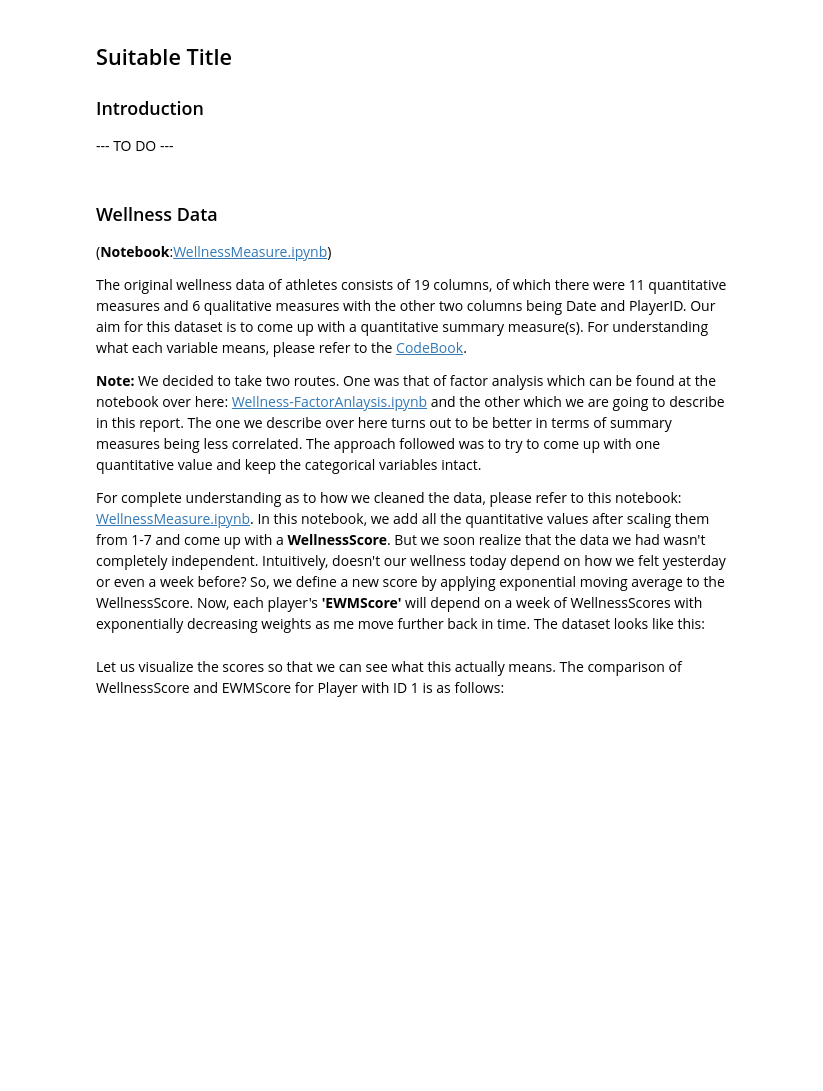
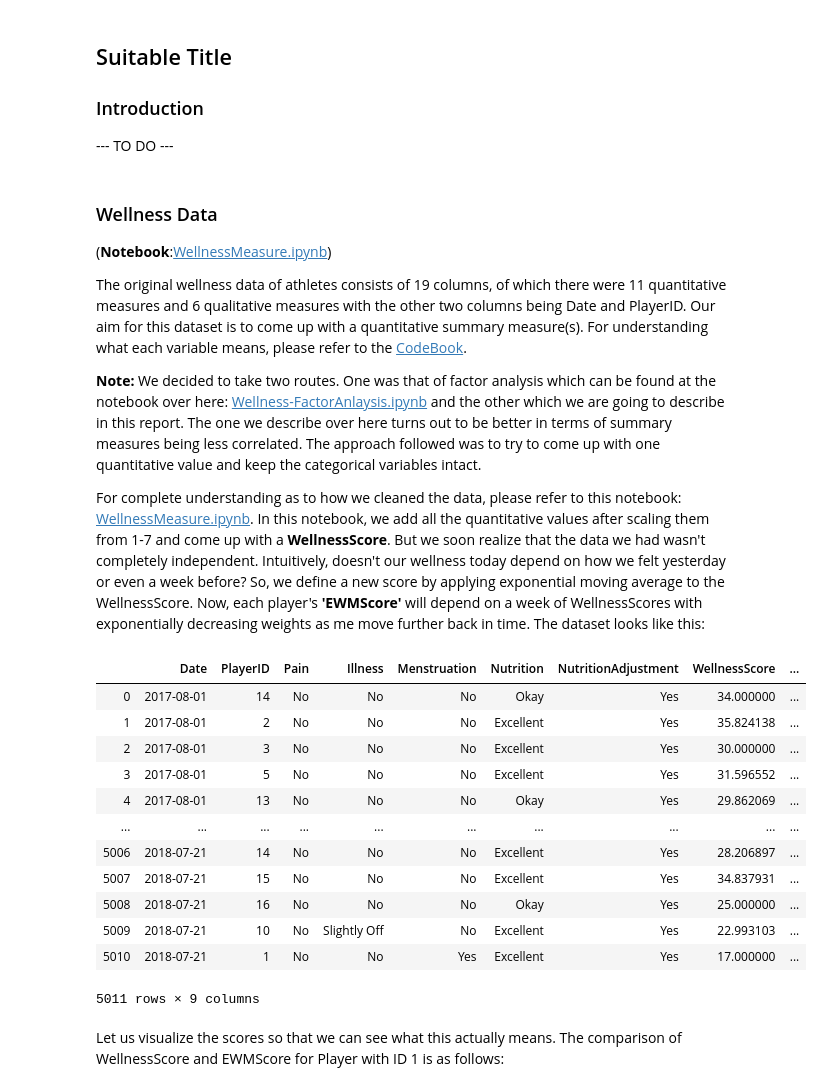
Before and after one commit to Sangha05/sta2453_project1, a Jupyter notebook: Rugby 7s.ipynb, the cells around one changed output. Cells and saved outputs as stored; diff of their text form; code cells hidden in the pictures; blank space fills up the shorter version.

```diff
--- a/Rugby 7s.ipynb
+++ b/Rugby 7s.ipynb
@@ -6,17 +6,35 @@
 --- TO DO ---
 # %% [markdown]
 ### Wellness Data
-(<b>Notebook</b>:[WellnessMeasure.ipynb](https://github.com/weilixiang/sta2453_project1/blob/master/WellnessMeasure.ipynb))<br>
+(<b>Notebook</b>:[WellnessMeasure.ipynb](https://nbviewer.jupyter.org/github/weilixiang/sta2453_project1/blob/master/WellnessMeasure.ipynb))<br>
 
 The original wellness data of athletes consists of 19 columns, of which there were 11 quantitative measures and 6 qualitative measures with the other two columns being Date and PlayerID. Our aim for this dataset is to come up with a quantitative  summary measure(s). For understanding what each variable means, please refer to the [CodeBook](https://www.dropbox.com/s/c5v4hig2afq881h/3.%20DataFest%202019%20-%20Codebook.xlsx?dl=0).
 
-<b>Note:</b> We decided to take two routes. One was that of factor analysis which can be found at the notebook over here: [Wellness-FactorAnlaysis.ipynb](https://github.com/weilixiang/sta2453_project1/blob/master/Wellness%20-%20Factor%20Analysis.ipynb) and the other which we are going to describe in this report. The one we describe over here turns out to be better in terms of summary measures being less correlated. The approach followed was to try to come up with one quantitative value and keep the categorical variables intact.
+<b>Note:</b> We decided to take two routes. One was that of factor analysis which can be found at the notebook over here: [Wellness-FactorAnlaysis.ipynb](https://nbviewer.jupyter.org/github/weilixiang/sta2453_project1/blob/master/Wellness%20-%20Factor%20Analysis.ipynb) and the other which we are going to describe in this report. The one we describe over here turns out to be better in terms of summary measures being less correlated. The approach followed was to try to come up with one quantitative value and keep the categorical variables intact.
 
-For complete understanding as to how we cleaned the data, please refer to this notebook: [WellnessMeasure.ipynb](https://github.com/weilixiang/sta2453_project1/blob/master/WellnessMeasure.ipynb). In this notebook, we add all the quantitative values after scaling them from 1-7 and come up with a <b>WellnessScore</b>. But we soon realize that the data we had wasn't completely independent. Intuitively, doesn't our wellness today depend on how we felt yesterday or even a week before? So, we define a new score by applying exponential moving average to the WellnessScore. Now, each player's <b>'EWMScore'</b> will depend on a week of WellnessScores with exponentially decreasing weights as me move further back in time. The dataset looks like this:
+For complete understanding as to how we cleaned the data, please refer to this notebook: [WellnessMeasure.ipynb](https://nbviewer.jupyter.org/github/weilixiang/sta2453_project1/blob/master/WellnessMeasure.ipynb). In this notebook, we add all the quantitative values after scaling them from 1-7 and come up with a <b>WellnessScore</b>. But we soon realize that the data we had wasn't completely independent. Intuitively, doesn't our wellness today depend on how we felt yesterday or even a week before? So, we define a new score by applying exponential moving average to the WellnessScore. Now, each player's <b>'EWMScore'</b> will depend on a week of WellnessScores with exponentially decreasing weights as me move further back in time. The dataset looks like this:
 # %%
-dfWell = pd.read_csv('https://raw.githubusercontent.com/weilixiang/sta2453_project1/master/Clean%20Data/' +
-                          'WellnessMeasure.csv')
+import numpy as np
+import pandas as pd
+import matplotlib.pyplot as plt
+import seaborn as sns
+
+dfWell = pd.read_csv('https://raw.githubusercontent.com/weilixiang/sta2453_project1/master/Clean%20Data/WellnessMeasure.csv')
 dfWell
+# %% [output]
+|  | Date | PlayerID | Pain | Illness | Menstruation | Nutrition | NutritionAdjustment | WellnessScore | ... |
+| 0 | 2017-08-01 | 14 | No | No | No | Okay | Yes | 34.000000 | ... |
+| 1 | 2017-08-01 | 2 | No | No | No | Excellent | Yes | 35.824138 | ... |
+| 2 | 2017-08-01 | 3 | No | No | No | Excellent | Yes | 30.000000 | ... |
+| 3 | 2017-08-01 | 5 | No | No | No | Excellent | Yes | 31.596552 | ... |
+| 4 | 2017-08-01 | 13 | No | No | No | Okay | Yes | 29.862069 | ... |
+| ... | ... | ... | ... | ... | ... | ... | ... | ... | ... |
+| 5006 | 2018-07-21 | 14 | No | No | No | Excellent | Yes | 28.206897 | ... |
+| 5007 | 2018-07-21 | 15 | No | No | No | Excellent | Yes | 34.837931 | ... |
+| 5008 | 2018-07-21 | 16 | No | No | No | Okay | Yes | 25.000000 | ... |
+| 5009 | 2018-07-21 | 10 | No | Slightly Off | No | Excellent | Yes | 22.993103 | ... |
+| 5010 | 2018-07-21 | 1 | No | No | Yes | Excellent | Yes | 17.000000 | ... |
+5011 rows × 9 columns
 # %% [markdown]
 Let us visualize the scores so that we can see what this actually means. The comparison of WellnessScore and EWMScore for Player with ID 1 is as follows:
 # %%
```
Also changed, not shown: parts of 5 cells of this notebook, 1 other file.
